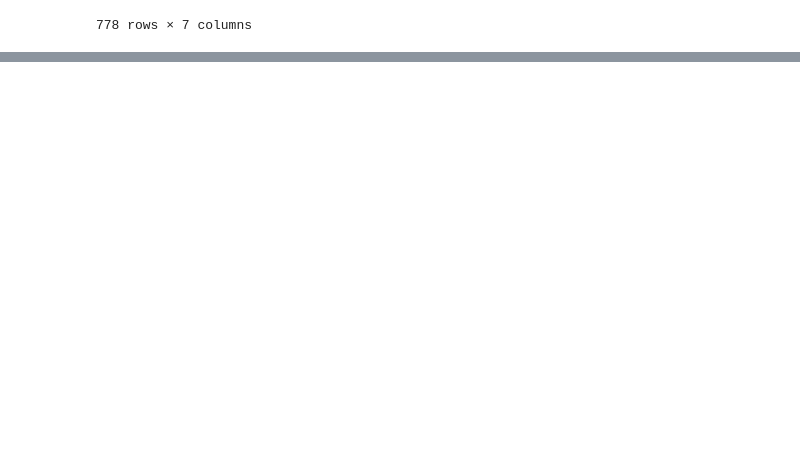
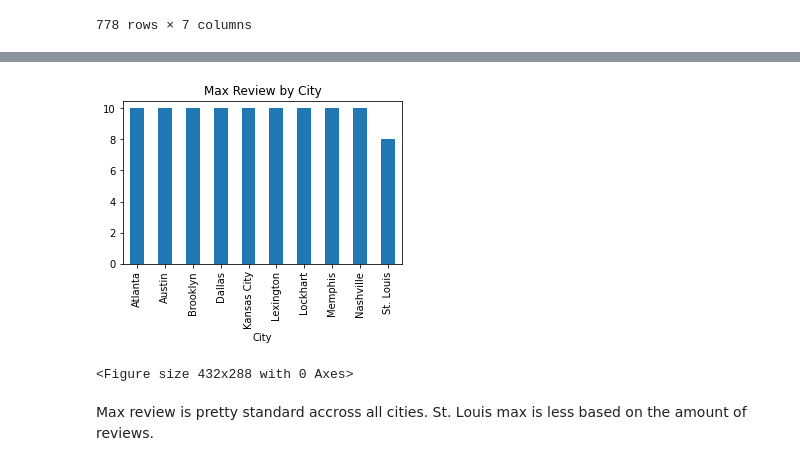
Before and after one commit to jcrettig/API_Group_Project, a Jupyter notebook: DE_working_file_v2.ipynb, the cells around one changed output, grey strips where cells are left out. Saved outputs shown, nothing was run; the diff lists cells and outputs as text; code cells hidden in the pictures; blank space fills up the shorter version.

```diff
--- a/DE_working_file_v2.ipynb
+++ b/DE_working_file_v2.ipynb
@@ -162,0 +247,4 @@ review_df
+# %%
+#City with max review rating-Andrea
+city_max = reviews_df.groupby("City")["Rating"].max()
+city_max.head(10)
@@ -162,0 +264,14 @@ review_df
+# %%
+#MatplotLib on max reviews-Andrea
+city_max.plot(kind="bar", figsize=(5,3))
+
+# Set a title for the chart
+plt.title("Max Review by City")
+
+plt.show()
+plt.tight_layout()
+# %% [output]
+[figure, added]
+<Figure size 432x288 with 0 Axes>
+# %% [markdown]
+Max review is pretty standard accross all cities. St. Louis max is less based on the amount of reviews.
```
Also changed, not shown: parts of 17 cells of this notebook.
